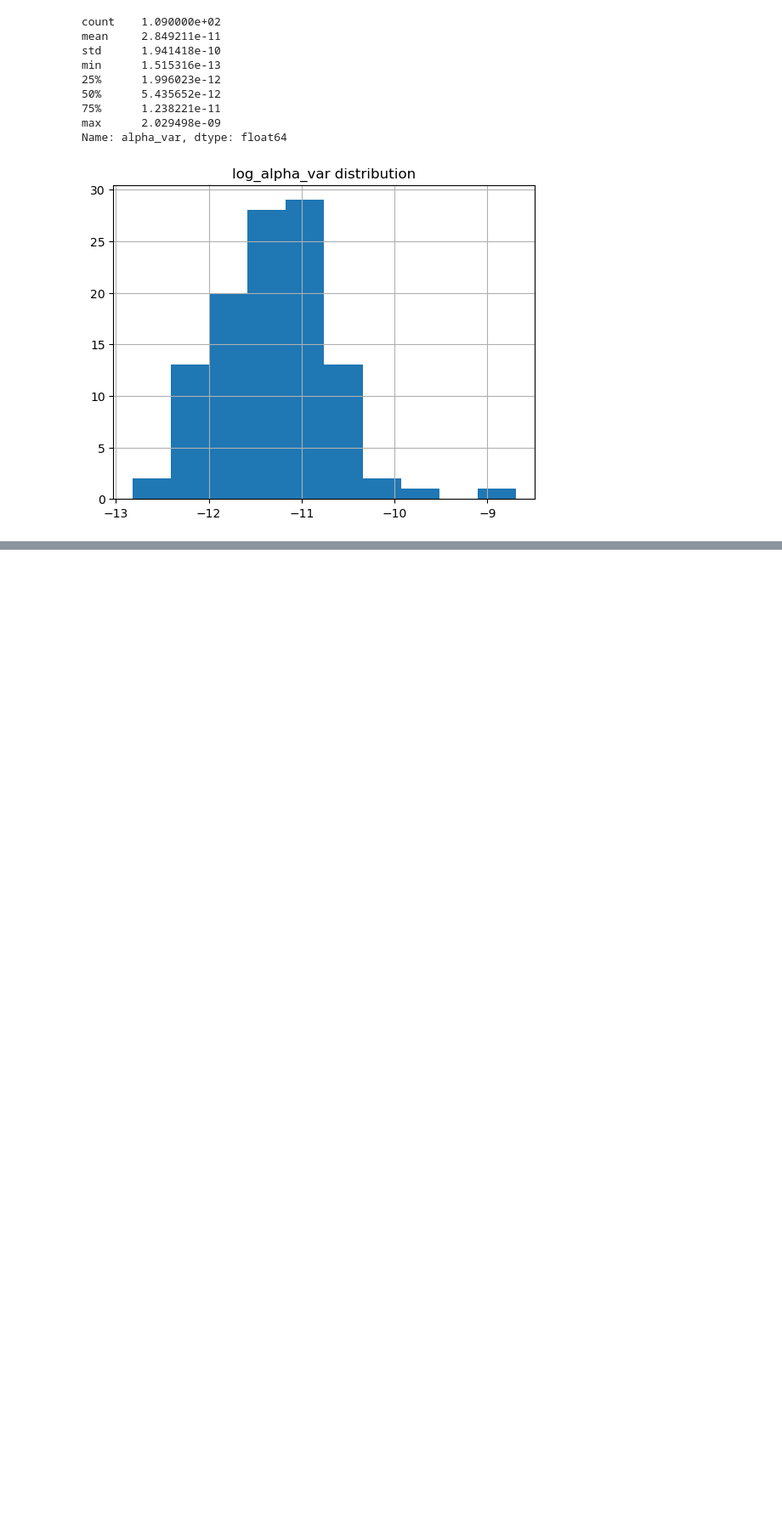
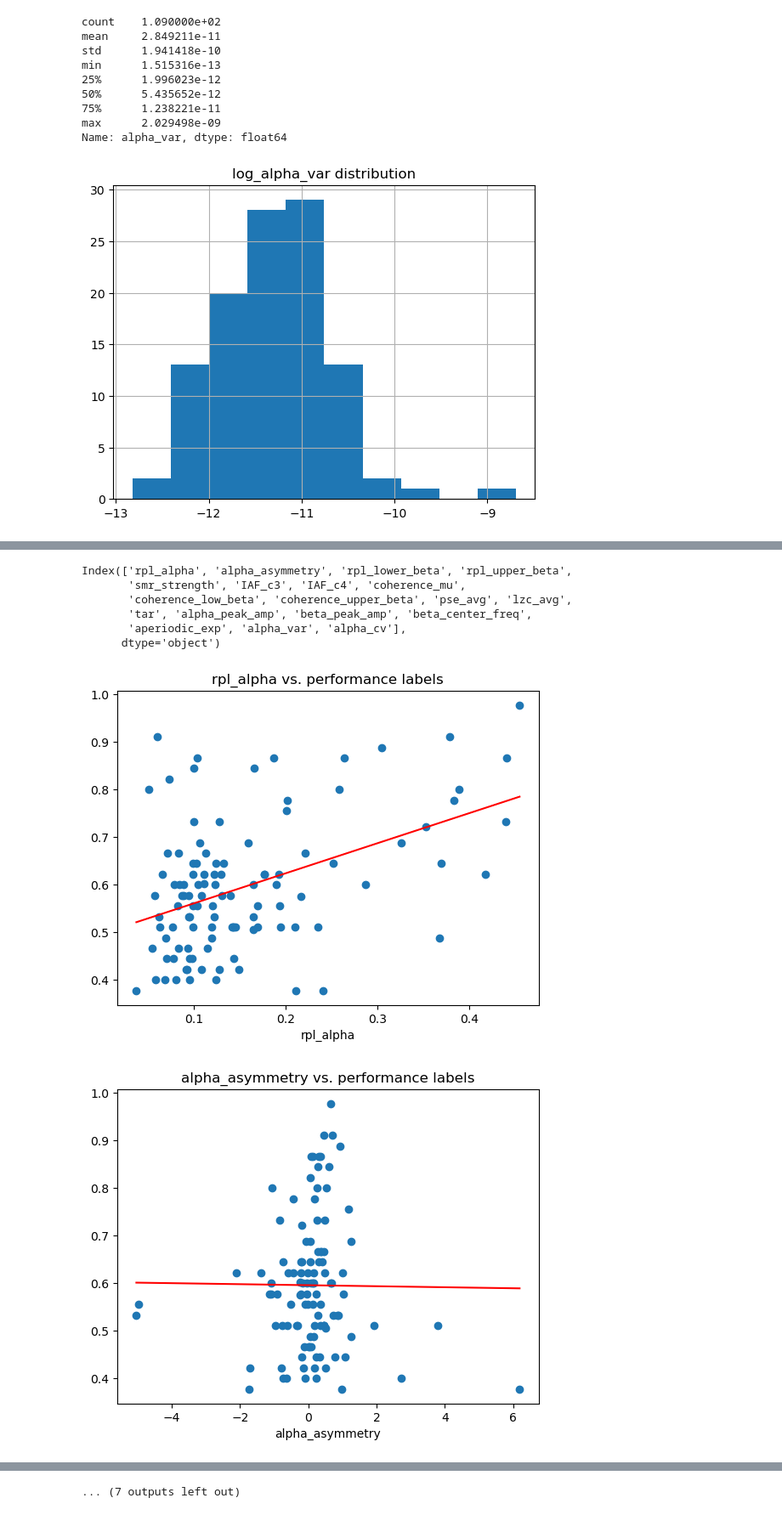
Before and after one commit to AL2024UCSD/EEG-Project, a Jupyter notebook: EDA_daniel.ipynb, the cells around one changed output, grey strips where cells are left out. Shown at 85% size. Saved outputs shown, nothing was run; the diff lists cells and outputs as text; code cells hidden in the pictures; blank space fills up the shorter version.

```diff
--- a/EDA_daniel.ipynb
+++ b/EDA_daniel.ipynb
@@ -31,7 +44,7 @@ features.shape
 # %% [output]
 (109, 41)
 # %%
-labels = pd.read_csv("physionetmi_subject_mean_accuracy.csv")
+labels = pd.read_csv("ground_truth_cv_labels.csv")
 labels.head()
 # %% [output]
 |  | subject_id | mean_accuracy |
@@ -383,7 +396,6 @@ max      2.029498e-09
 Name: alpha_var, dtype: float64
 # %%
 df['log_alpha_var'] = np.log10(df['alpha_var'])
-df = df.drop(columns = ['alpha_var'])
 # %%
 # alpha_var on improper axes
 plt.figure()
@@ -394,0 +419,28 @@ plt.show()
+# %%
+# note: does not include subject ID, labels, or log transformed alpha_var
+numerical_cols = df.columns[1:-2]
+numerical_cols
+# %% [output]
+Index(['rpl_alpha', 'alpha_asymmetry', 'rpl_lower_beta', 'rpl_upper_beta',
+       'smr_strength', 'IAF_c3', 'IAF_c4', 'coherence_mu',
+       'coherence_low_beta', 'coherence_upper_beta', 'pse_avg', 'lzc_avg',
+       'tar', 'alpha_peak_amp', 'beta_peak_amp', 'beta_center_freq',
+       'aperiodic_exp', 'alpha_var', 'alpha_cv'],
+      dtype='object')
+# %%
+for i in numerical_cols:
+    plt.figure()
+    plt.scatter(df[i], df['bci_performance_labels'])
+
+    mask = df[i].notna()
+    x = df[i][mask].values
+    y = df['bci_performance_labels'][mask].values
+    m, b = np.polyfit(x, y, 1)
+    plt.plot(np.sort(x), m * np.sort(x) + b, color = 'red')
+
+    plt.title(f'{i} vs. performance labels')
+    plt.xlabel(i)
+    plt.show()
+# %% [output]
+[figure, added]
+[figure, added]
@@ -394,0 +457 @@ plt.show()
+... (7 outputs left out)
```
Also changed, not shown: parts of 27 cells of this notebook.
